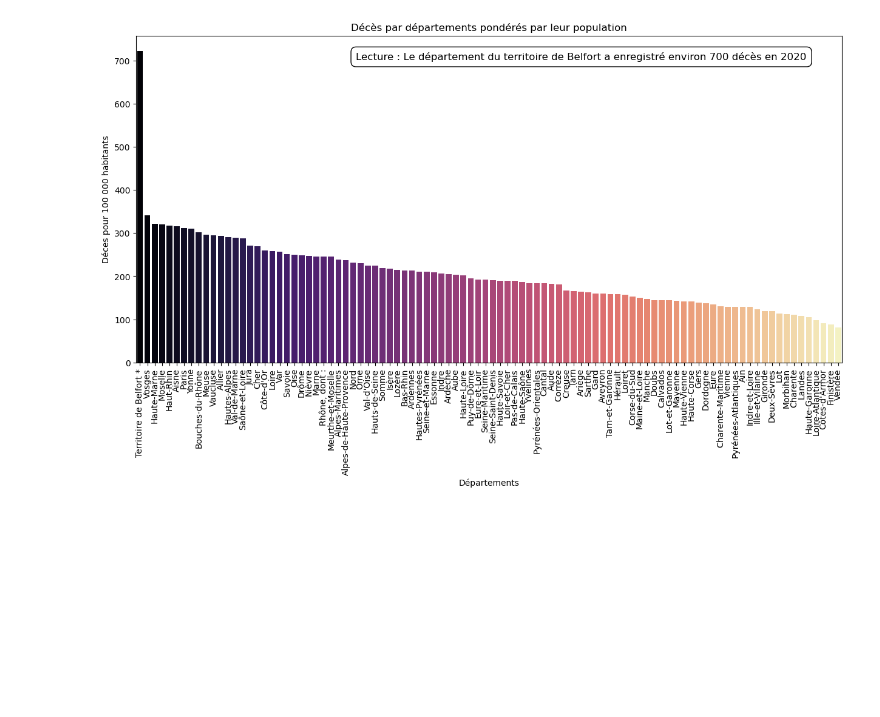
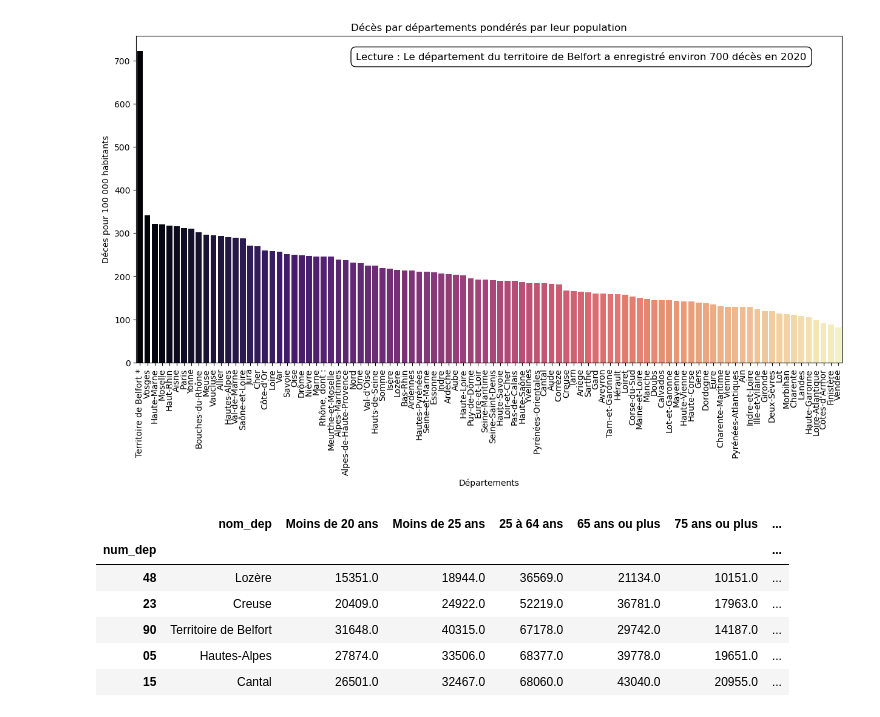
Before and after one commit to gabrielfrancois/DS_Covid, a Jupyter notebook: stat2_visu.ipynb, the cells around one changed output. Saved outputs shown, nothing was run; the diff lists cells and outputs as text; code cells hidden in the pictures; blank space fills up the shorter version.

```diff
--- a/stat2_visu.ipynb
+++ b/stat2_visu.ipynb
@@ -192,3 +192,13 @@ plt.text(0.95, 0.95, 'Lecture : Le département du territoire de Belfort a enreg
 plt.show()
 # %% [output]
 [figure]
+# %%
+df_final.sort_values(by="pop_totale").head()
+# %% [output]
+|  | nom_dep | Moins de 20 ans | Moins de 25 ans | 25 à 64 ans | 65 ans ou plus | 75 ans ou plus | ... |
+| num_dep |  |  |  |  |  |  | ... |
+| 48 | Lozère | 15351.0 | 18944.0 | 36569.0 | 21134.0 | 10151.0 | ... |
+| 23 | Creuse | 20409.0 | 24922.0 | 52219.0 | 36781.0 | 17963.0 | ... |
+| 90 | Territoire de Belfort | 31648.0 | 40315.0 | 67178.0 | 29742.0 | 14187.0 | ... |
+| 05 | Hautes-Alpes | 27874.0 | 33506.0 | 68377.0 | 39778.0 | 19651.0 | ... |
+| 15 | Cantal | 26501.0 | 32467.0 | 68060.0 | 43040.0 | 20955.0 | ... |
```
Also changed, not shown: 1 other file.
